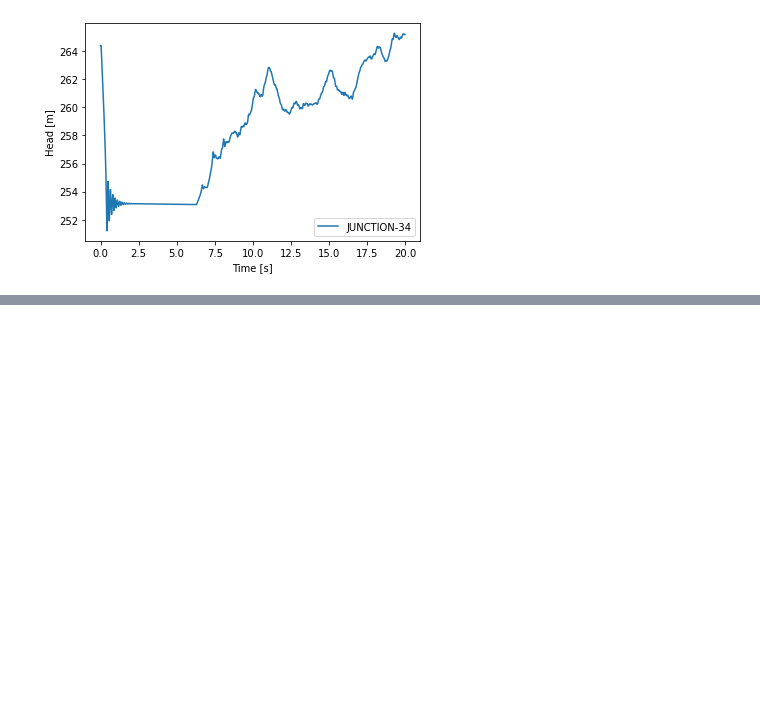
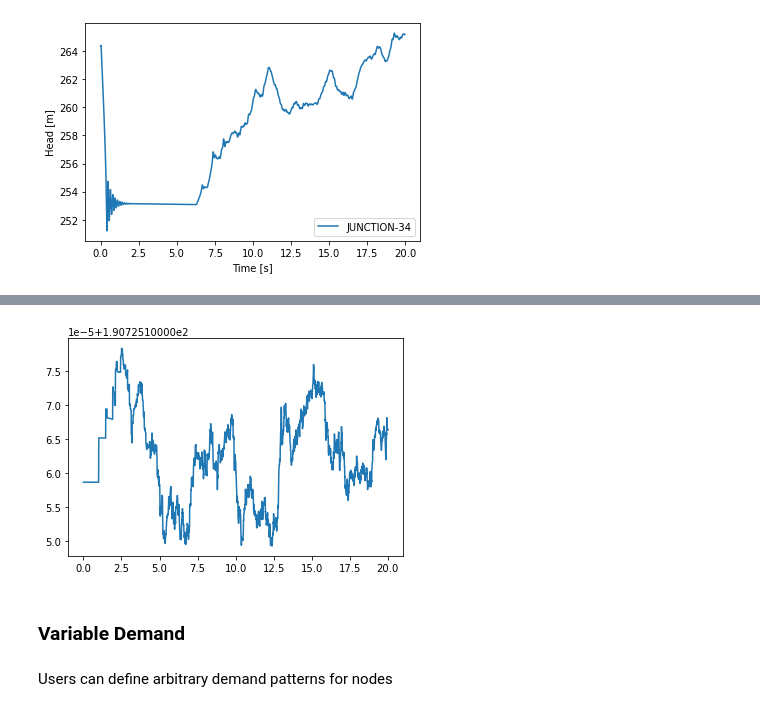
Before and after one commit to gandresr/ptsnet, a Jupyter notebook: publication/main.ipynb, the cells around one changed output, grey strips where cells are left out. Saved outputs shown, nothing was run; the diff lists cells and outputs as text; code cells hidden in the pictures; blank space fills up the shorter version.

```diff
--- a/publication/main.ipynb
+++ b/publication/main.ipynb
@@ -147,0 +151,4 @@ plt.show()
+# %%
+sim = PTSNETSimulation(workspace_name = 'VALVE_OPENING', inpfile = get_example_path('B0_0'))
+sim.define_valve_operation('V1', initial_setting=0, final_setting=1, start_time=0, end_time=1)
+sim.run()
@@ -147,0 +157,9 @@ plt.show()
+# %%
+plt.plot(sim['time'], sim['node'].head['V1-B'])
+plt.show()
+# %% [output]
+[figure, added]
+# %% [markdown]
+### Variable Demand
+# %% [markdown]
+Users can define arbitrary demand patterns for nodes
```
Also changed, not shown: parts of 5 cells of this notebook, 2 other files.
